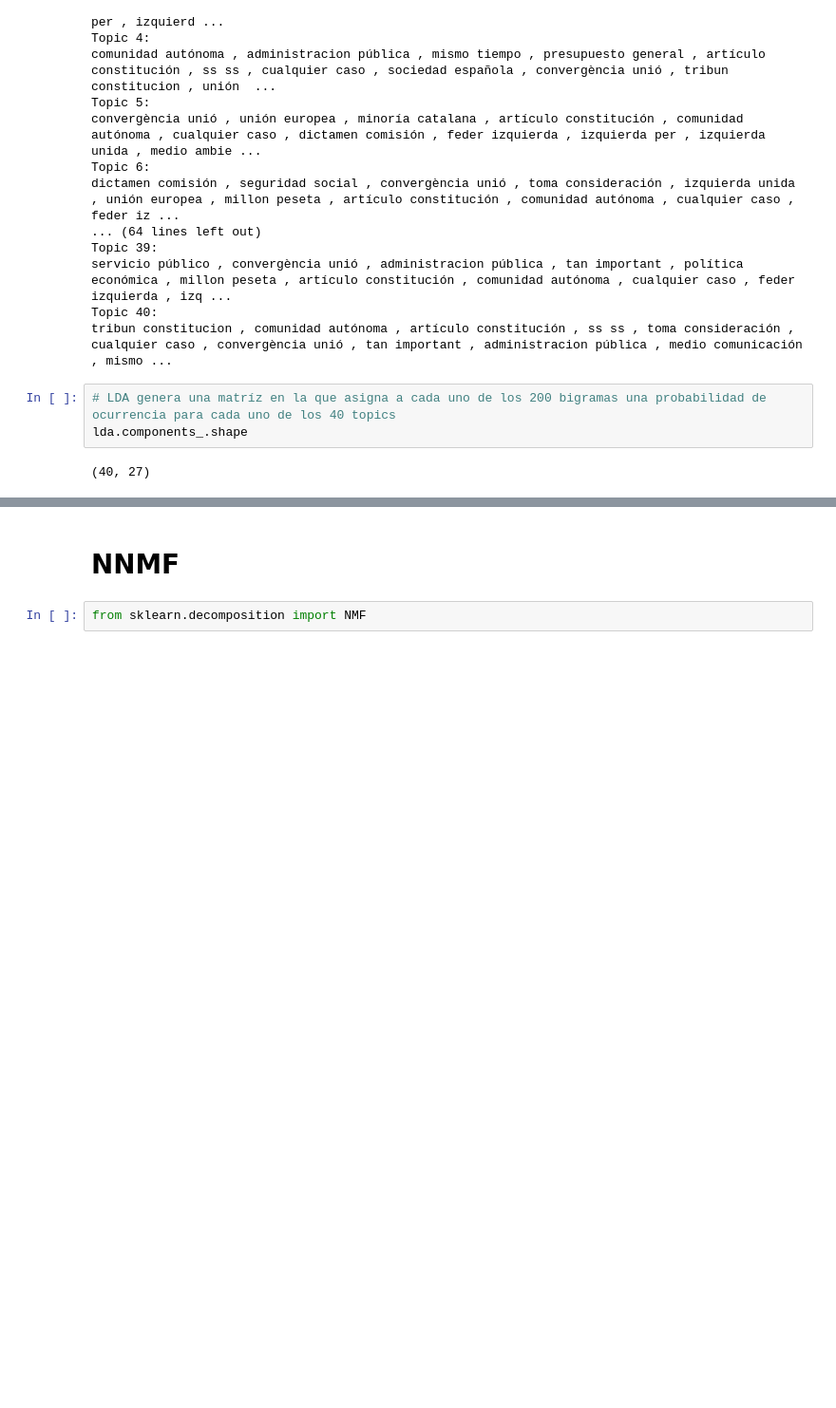
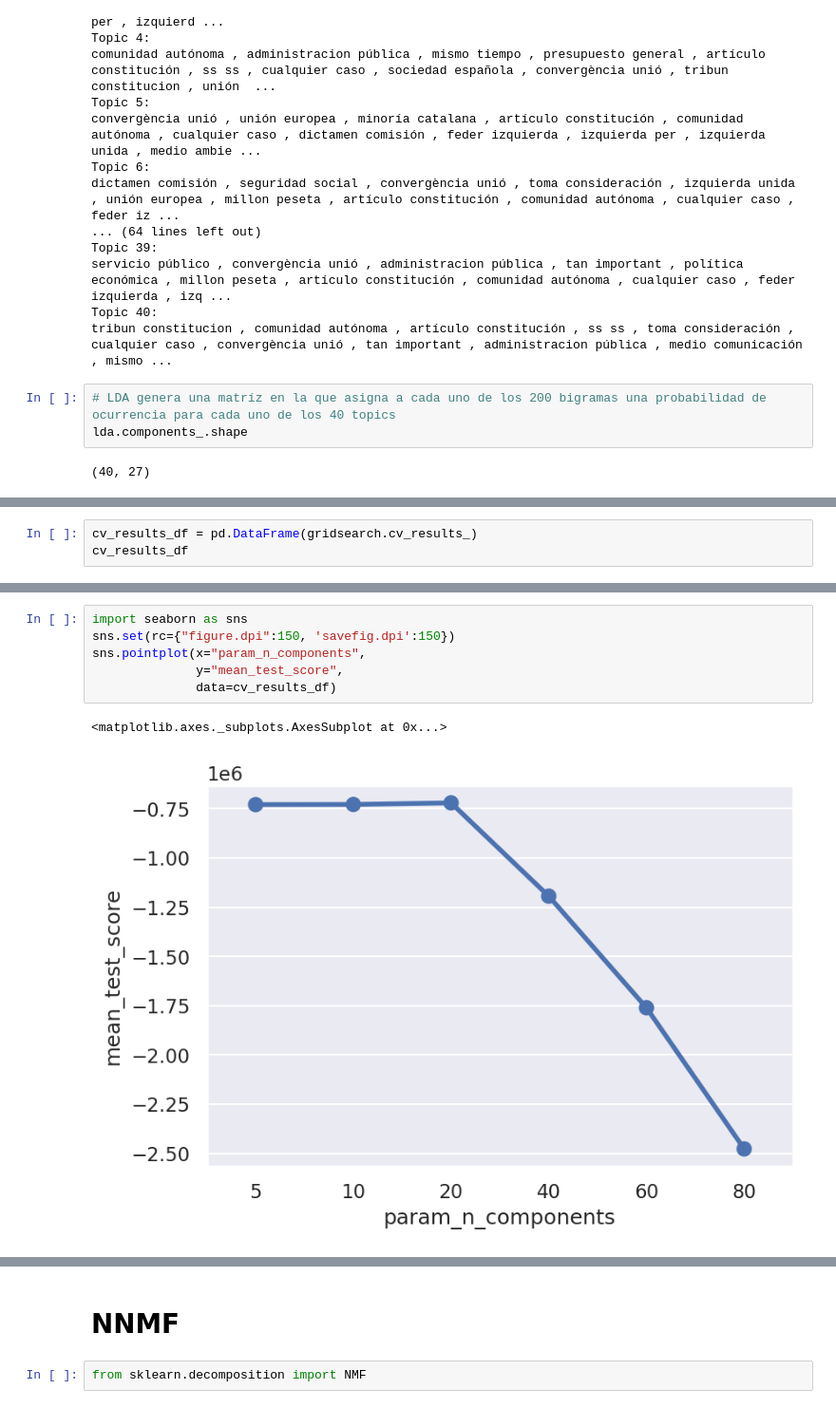
Before and after one commit to LCaravaggio/politext, a Jupyter notebook: Toda_la_base.ipynb, the cells around one changed output, grey strips where cells are left out. Shown: that part at 95% size. Saved outputs shown, nothing was run; the diff lists cells and outputs as text; blank space fills up the shorter version.

```diff
--- a/Toda_la_base.ipynb
+++ b/Toda_la_base.ipynb
@@ -497,0 +517,3 @@ lda.components_.shape
+# %%
+cv_results_df = pd.DataFrame(gridsearch.cv_results_)
+cv_results_df
@@ -498,3 +528,12 @@ lda.components_.shape
+# %%
+import seaborn as sns
+sns.set(rc={"figure.dpi":150, 'savefig.dpi':150})
+sns.pointplot(x="param_n_components",
+              y="mean_test_score",
+              data=cv_results_df)
+# %% [output]
+<matplotlib.axes._subplots.AxesSubplot at 0x...>
+[figure, added]
 # %%
 from sklearn.model_selection import GridSearchCV
 
```
Also changed, not shown: parts of 10 cells of this notebook.
